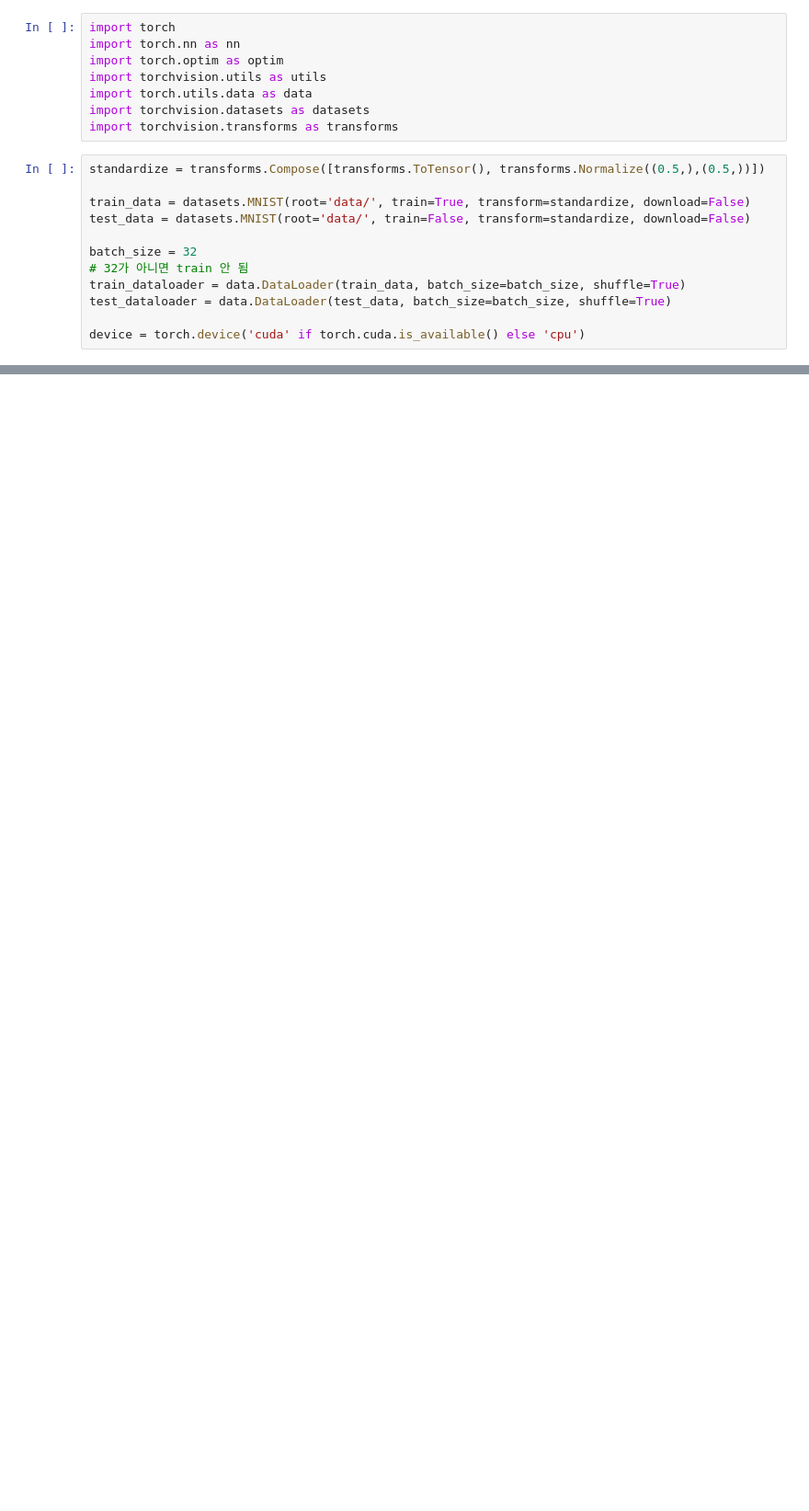
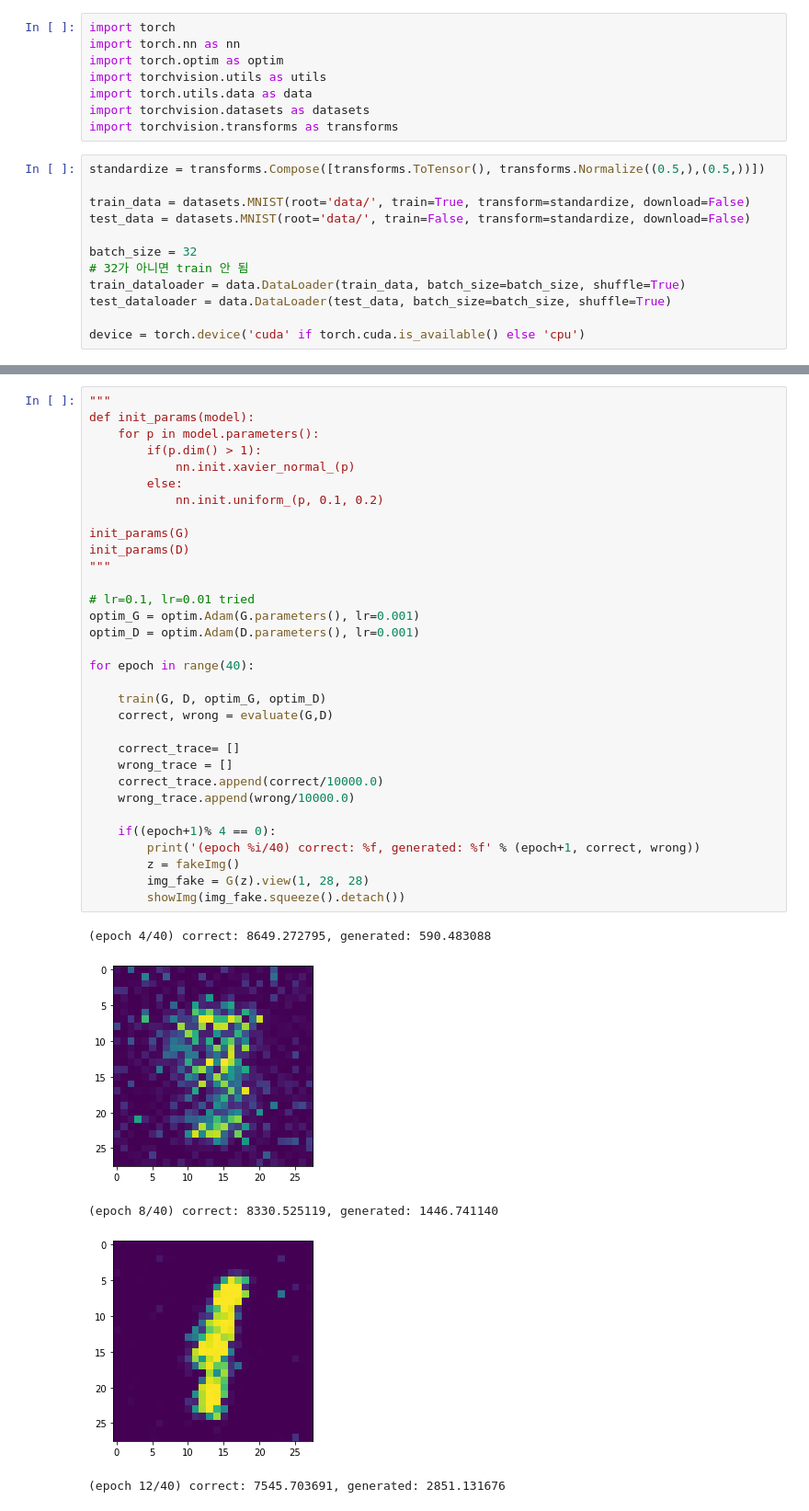
Before and after one commit to jaehong21/AI_Portfolio, a Jupyter notebook: GAN/MNIST_GAN.ipynb, the cells around one changed output, grey strips where cells are left out. Shown at 92% size. Saved outputs shown, nothing was run; the diff lists cells and outputs as text; blank space fills up the shorter version.

Commit message:
GAN train able

```diff
--- a/GAN/MNIST_GAN.ipynb
+++ b/GAN/MNIST_GAN.ipynb
@@ -166,0 +138,38 @@ for epoch in range(20):
+# %%
+"""
+def init_params(model):
+    for p in model.parameters():
+        if(p.dim() > 1):
+            nn.init.xavier_normal_(p)
+        else:
+            nn.init.uniform_(p, 0.1, 0.2)
+
+init_params(G)
+init_params(D)
+"""
+
+# lr=0.1, lr=0.01 tried
+optim_G = optim.Adam(G.parameters(), lr=0.001)
+optim_D = optim.Adam(D.parameters(), lr=0.001)
+
+for epoch in range(40):
+
+    train(G, D, optim_G, optim_D)
+    correct, wrong = evaluate(G,D)
+
+    correct_trace= []
+    wrong_trace = []
+    correct_trace.append(correct/10000.0)
+    wrong_trace.append(wrong/10000.0)
+
+    if((epoch+1)% 4 == 0):
+        print('(epoch %i/40) correct: %f, generated: %f' % (epoch+1, correct, wrong))
+        z = fakeImg()
+        img_fake = G(z).view(1, 28, 28)
+        showImg(img_fake.squeeze().detach())
+# %% [output]
+(epoch 4/40) correct: 8649.272795, generated: 590.483088
+[figure, added]
+(epoch 8/40) correct: 8330.525119, generated: 1446.741140
+[figure, added]
+(epoch 12/40) correct: 7545.703691, generated: 2851.131676
```
Also changed, not shown: parts of 11 cells of this notebook.
